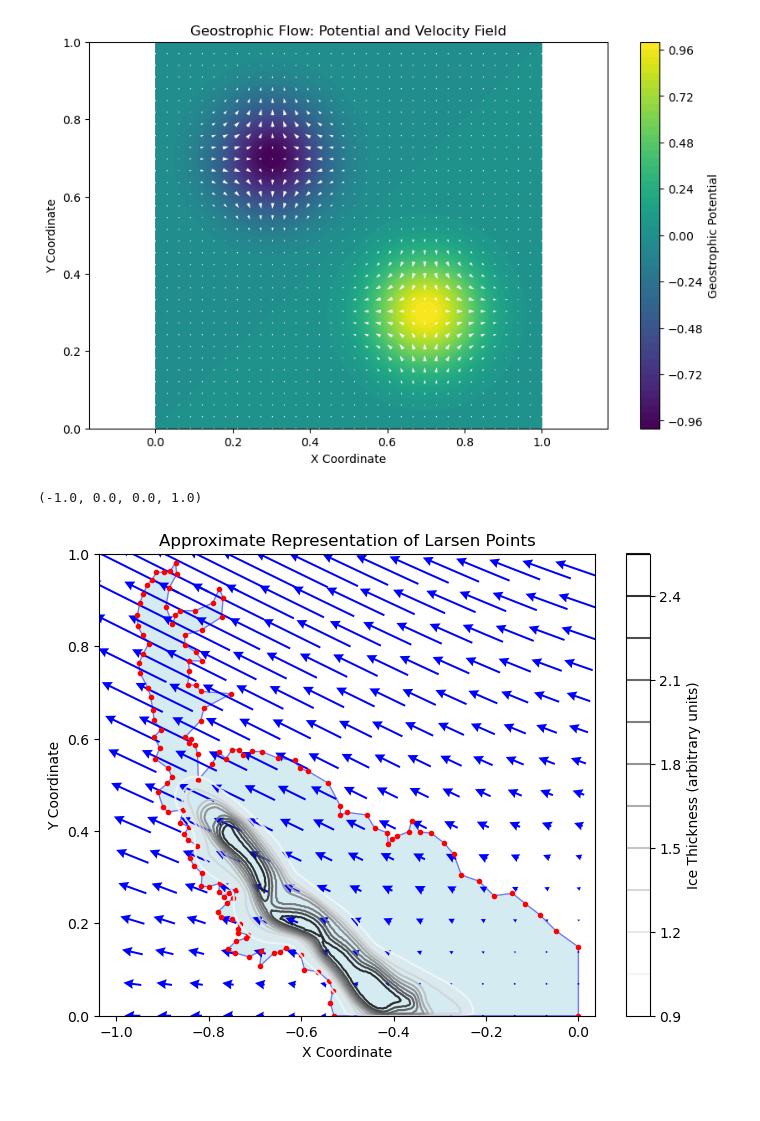
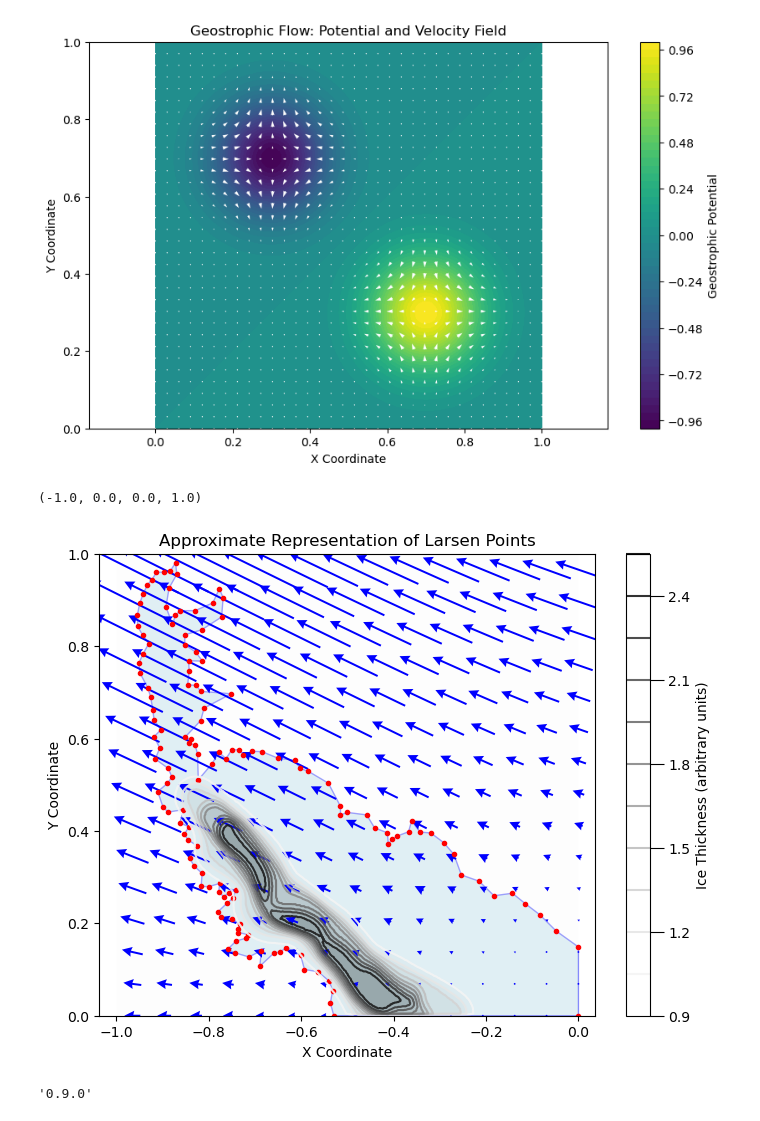
Before and after one commit to kumiori/crunchy, a Jupyter notebook: ice-cracks/interpolate.ipynb, the cells around one changed output. Cells and saved outputs as stored; diff of their text form; code cells hidden in the pictures.

```diff
--- a/ice-cracks/interpolate.ipynb
+++ b/ice-cracks/interpolate.ipynb
@@ -294,39 +294,49 @@ contour = plt.contour(
     X, Y, thickness_array, levels=10, cmap=transparent_cmap, antialiased=True, alpha=0.9
 )  # Contour plot
 
-# contour = plt.contourf(
-#     X, Y, thickness_array, levels=10, cmap=transparent_cmap, alpha=0.8, antialiased=True
-# )  # Contour plot
+_ = plt.contourf(
+    X, Y, thickness_array, levels=10, cmap=transparent_cmap, alpha=0.3, antialiased=True
+)  # Contour plot
 
-plt.colorbar(contour, label="Ice Thickness (arbitrary units)")
+cb = plt.colorbar(contour, label="Ice Thickness (arbitrary units)")
+cb.ax.tick_params(size=10)
 
 
 x = np.linspace(0, -1, 30)  # Fewer points for reduced glyphs
 y = np.linspace(0, 1, 30)
 X, Y = np.meshgrid(x, y)
 potential = X**2 * Y + Y**3 - X * Y**2
 
 # Compute the velocity field as the gradient of the potential
 
 U, V = np.gradient(potential, x, y)
 step = 2
 plt.quiver(
     X[::step, ::step],
     Y[::step, ::step],
     U[::step, ::step],
     V[::step, ::step],
     color="blue",
     pivot="middle",
     scale=30,
     headwidth=5,
 )
 
 
 # Formatting
 plt.title("Approximate Representation of Larsen Points")
 plt.xlabel("X Coordinate")
 plt.ylabel("Y Coordinate")
 plt.axis("equal")
 # %% [output]
 (-1.0, 0.0, 0.0, 1.0)
-[figure, old version]
+[figure, new version]
+# %%
+import dolfinx
+from dolfinx import mesh, fem
+from dolfinx.io import gmshio
+from mpi4py import MPI
+
+dolfinx.__version__
+# %% [output]
+'0.9.0'
```
Also changed, not shown: parts of 4 cells of this notebook, 2 other files.
